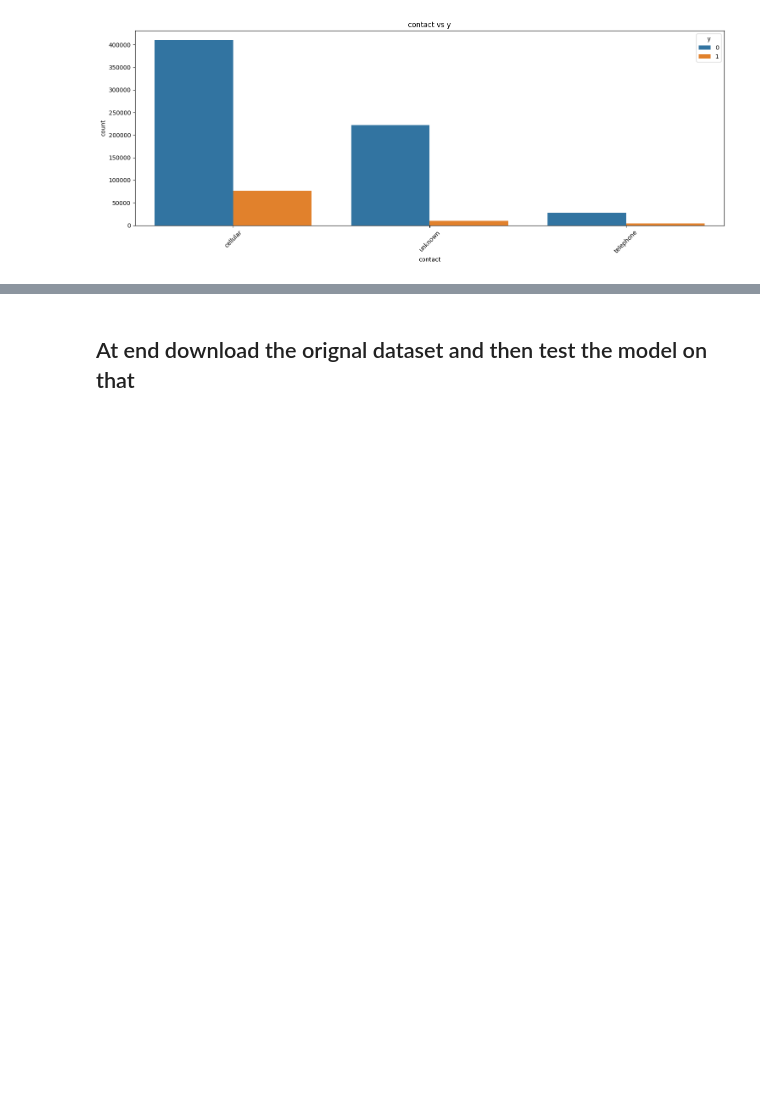
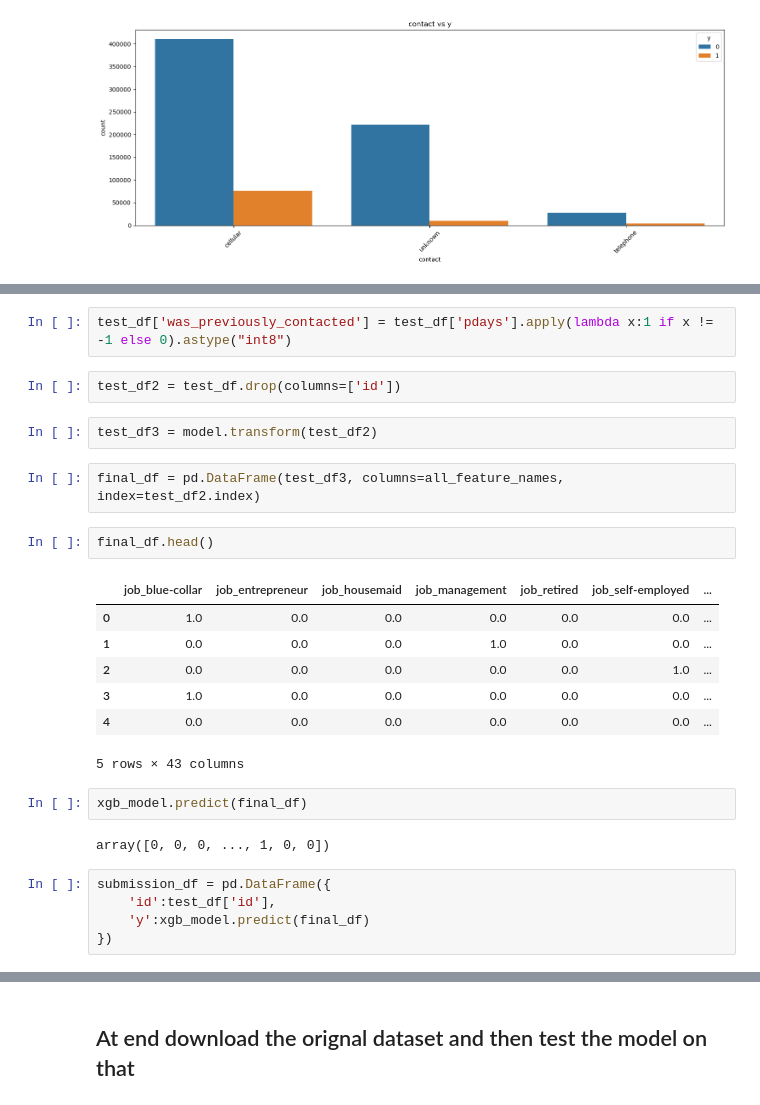
Before and after one commit to Aum-Patel1234/Machine-Learning, a Jupyter notebook: Binary_Classification_with_a_Bank_Dataset/model.ipynb, the cells around one changed output, grey strips where cells are left out. Cells and saved outputs as stored; diff of their text form; blank space fills up the shorter version.

Commit message:
predict with accuracy 0.817

```diff
--- a/Binary_Classification_with_a_Bank_Dataset/model.ipynb
+++ b/Binary_Classification_with_a_Bank_Dataset/model.ipynb
@@ -188,0 +320,27 @@ plot_feature_vs_target(df1, 'contact')
+# %%
+test_df['was_previously_contacted'] = test_df['pdays'].apply(lambda x:1 if x != -1 else 0).astype("int8")
+# %%
+test_df2 = test_df.drop(columns=['id'])
+# %%
+test_df3 = model.transform(test_df2)
+# %%
+final_df = pd.DataFrame(test_df3, columns=all_feature_names, index=test_df2.index)
+# %%
+final_df.head()
+# %% [output]
+|  | job_blue-collar | job_entrepreneur | job_housemaid | job_management | job_retired | job_self-employed | ... |
+| 0 | 1.0 | 0.0 | 0.0 | 0.0 | 0.0 | 0.0 | ... |
+| 1 | 0.0 | 0.0 | 0.0 | 1.0 | 0.0 | 0.0 | ... |
+| 2 | 0.0 | 0.0 | 0.0 | 0.0 | 0.0 | 1.0 | ... |
+| 3 | 1.0 | 0.0 | 0.0 | 0.0 | 0.0 | 0.0 | ... |
+| 4 | 0.0 | 0.0 | 0.0 | 0.0 | 0.0 | 0.0 | ... |
+5 rows × 43 columns
+# %%
+xgb_model.predict(final_df)
+# %% [output]
+array([0, 0, 0, ..., 1, 0, 0])
+# %%
+submission_df = pd.DataFrame({
+    'id':test_df['id'],
+    'y':xgb_model.predict(final_df)
+})
```
Also changed, not shown: parts of 30 cells of this notebook.
